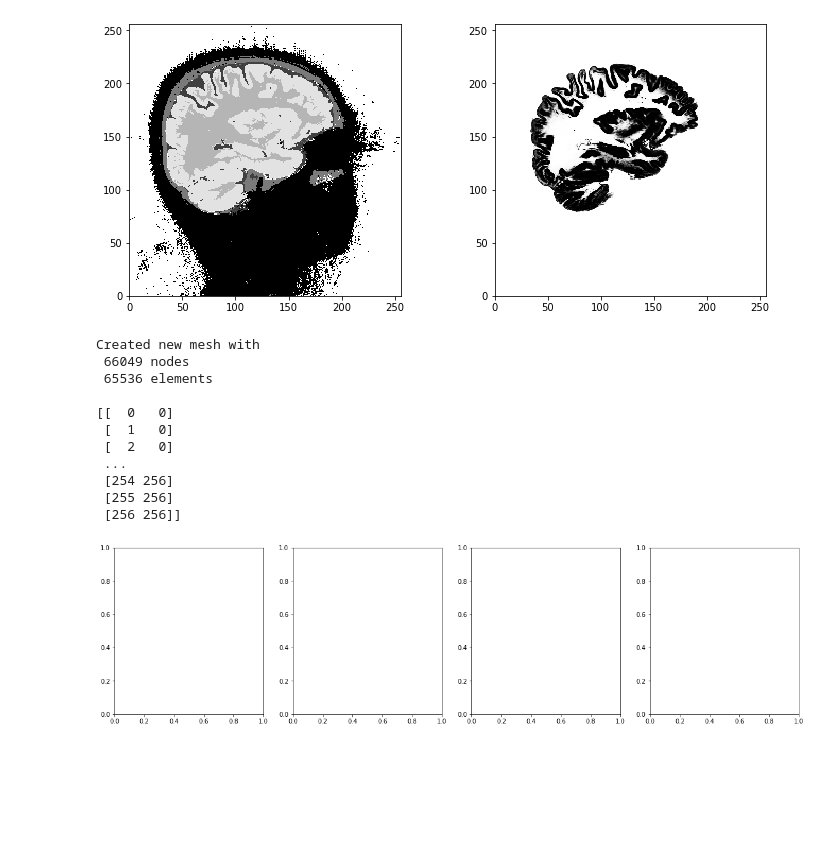
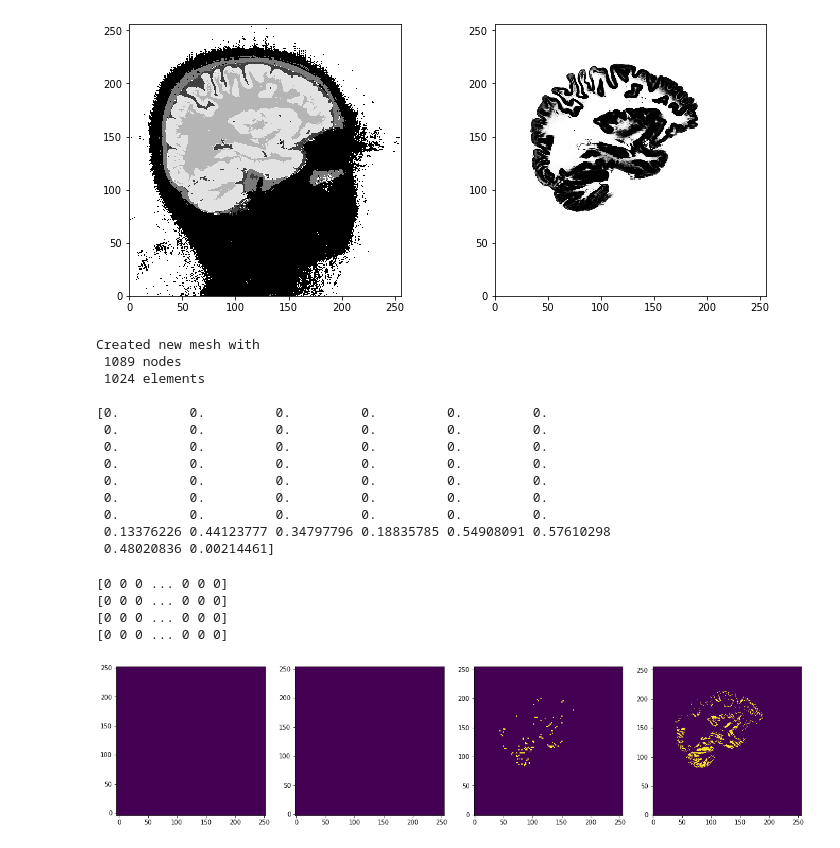
Before and after one commit to annegretW/Masterarbeit_EEG_Uncertainties, a Jupyter notebook: masterarbeit/2d/python/test.ipynb, the cells around one changed output. Saved outputs shown, nothing was run; the diff lists cells and outputs as text; code cells hidden in the pictures; blank space fills up the shorter version.

Commit message:
Structured Mesh as object

```diff
--- a/masterarbeit/2d/python/test.ipynb
+++ b/masterarbeit/2d/python/test.ipynb
@@ -56,58 +55,65 @@ reload(structured_mesh)
 center = [128, 128]
 center = np.array(center)
 
-path = "/home/anne/Masterarbeit/masterarbeit/2d/data/mesh_hex_256.npz"
-mesh = structured_mesh.StructuredMesh(1,path)
-
-print(mesh.nodes)
+path = "/home/anne/Masterarbeit/masterarbeit/2d/data/mesh_hex_32.npz"
+mesh = structured_mesh.StructuredMesh(8,path)
 # %% [output]
 Created new mesh with
- 66049 nodes
- 65536 elements
+ 1089 nodes
+ 1024 elements
 
-[[  0   0]
- [  1   0]
- [  2   0]
- ...
- [254 256]
- [255 256]
- [256 256]]
+[0.         0.         0.         0.         0.         0.
+ 0.         0.         0.         0.         0.         0.
+ 0.         0.         0.         0.         0.         0.
+ 0.         0.         0.         0.         0.         0.
+ 0.         0.         0.         0.         0.         0.
+ 0.         0.         0.         0.         0.         0.
+ 0.         0.         0.         0.         0.         0.
+ 0.13376226 0.44123777 0.34797796 0.18835785 0.54908091 0.57610298
+ 0.48020836 0.00214461]
 # %%
 from os import name
 
 fig, axis = plt.subplots(1,4, figsize=(20,5))
 
 paths = [
     "/home/anne/Masterarbeit/masterarbeit/2d/data/mesh_hex_32.npz",
     "/home/anne/Masterarbeit/masterarbeit/2d/data/mesh_hex_64.npz",
     "/home/anne/Masterarbeit/masterarbeit/2d/data/mesh_hex_128.npz",
     "/home/anne/Masterarbeit/masterarbeit/2d/data/mesh_hex_256.npz"]
 numbers = [32,64,128,256]
 
 for i in range(4):
     n = numbers[i]
 
     mesh = np.load(paths[i])
 
     elements = mesh['elements']
     nodes = mesh['nodes']
     labels = mesh['labels']
     gray_probs = mesh['gray_probs']
-
+    print(gray_probs)
     x = np.zeros(n+1)
     y = np.zeros(n+1)
-    z = np.ndarray((n,n))
-    g = np.ndarray((n,n))
+    z = np.ndarray((n,n),float)
+    g = np.ndarray((n,n),float)
 
     x = nodes[:n,0]
     y = nodes[:n,0]
 
-    for i in range(n):
+    for k in range(n):
         for j in range(n):
-            z[i,j] = labels[i+n*j]
+            z[k,j] = labels[k+n*j]
+            g[k,j] = gray_probs[k+n*j]
 
-    #axis[i].pcolormesh(x,y,z)
+    axis[i].pcolormesh(x,y,g)
+    axis[i].set_aspect(1)
+
 
 plt.show()
 # %% [output]
+[0 0 0 ... 0 0 0]
+[0 0 0 ... 0 0 0]
+[0 0 0 ... 0 0 0]
+[0 0 0 ... 0 0 0]
-[figure, old version]
+[figure, new version]
```
Also changed, not shown: parts of 1 cell of this notebook, 7 other files.
